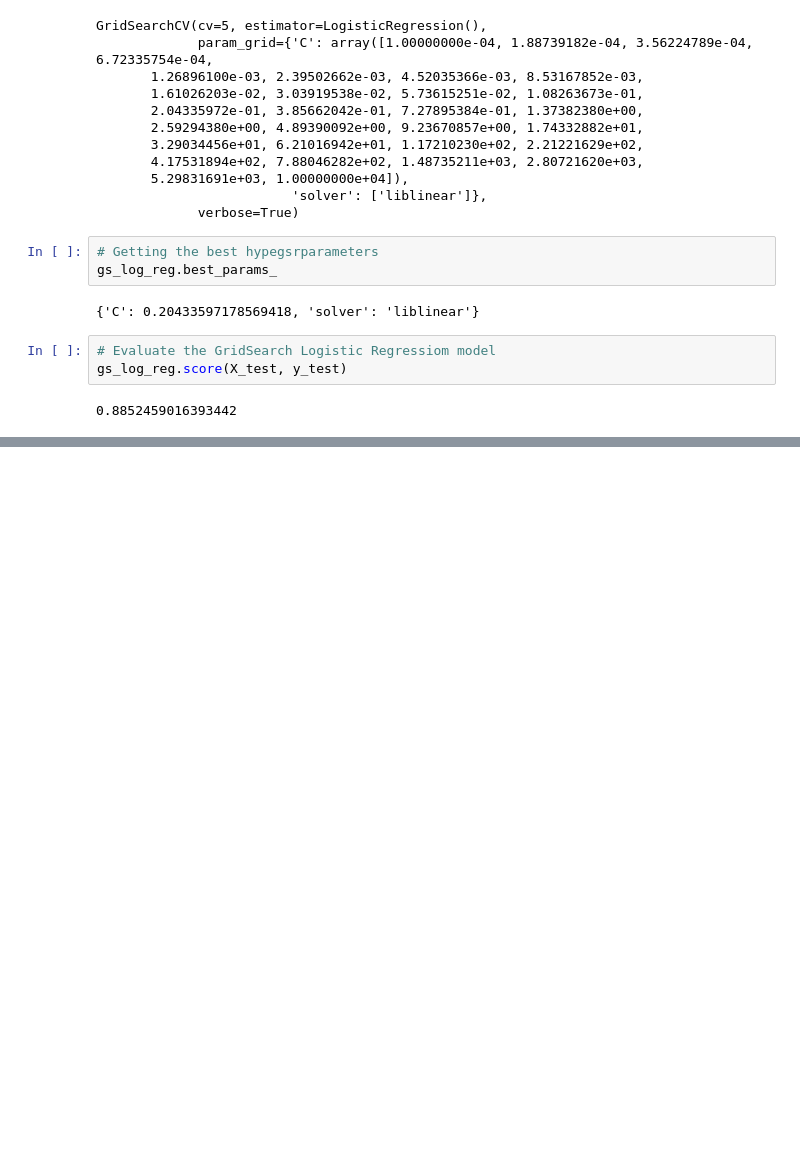
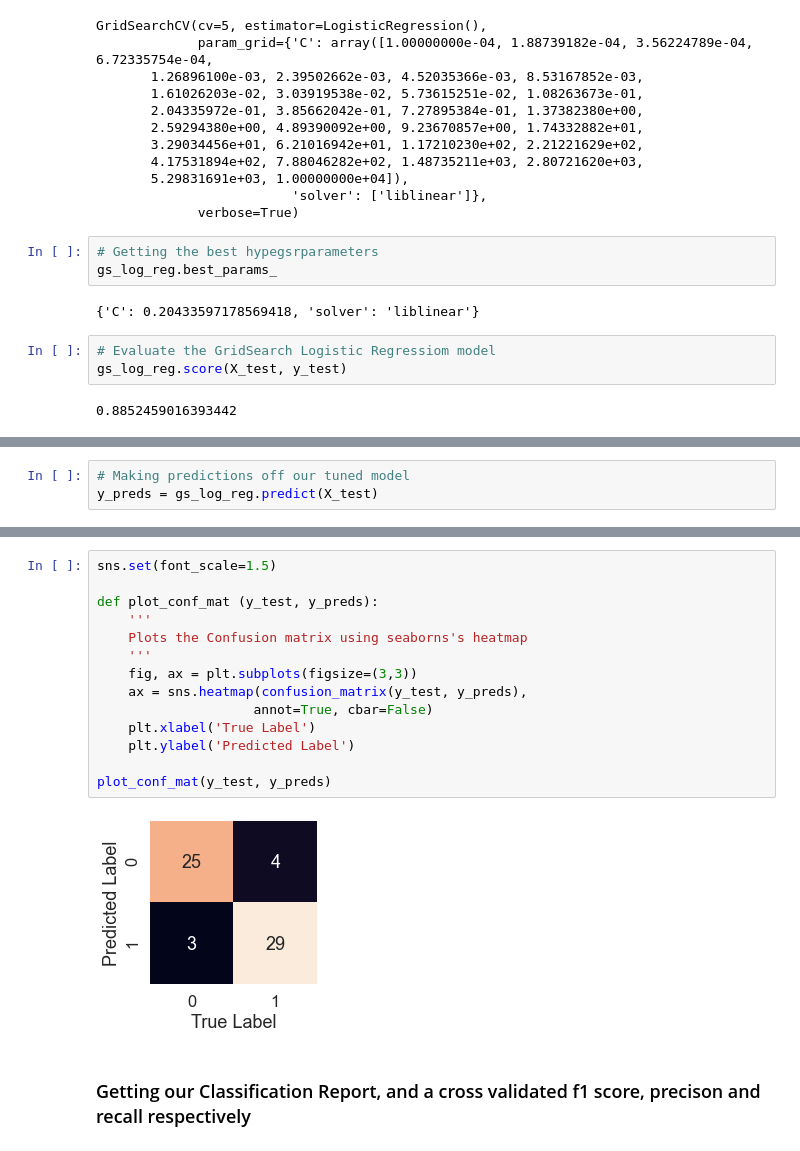
Before and after one commit to EMekanik/Heart-Disease-Classification, a Jupyter notebook: Heart-Disease-Classification.ipynb, the cells around one changed output, grey strips where cells are left out. Saved outputs shown, nothing was run; the diff lists cells and outputs as text; blank space fills up the shorter version.

```diff
--- a/Heart-Disease-Classification.ipynb
+++ b/Heart-Disease-Classification.ipynb
@@ -677,0 +702,3 @@ gs_log_reg.score(X_test, y_test)
+# %%
+# Making predictions off our tuned model
+y_preds = gs_log_reg.predict(X_test)
@@ -677,0 +725,18 @@ gs_log_reg.score(X_test, y_test)
+# %%
+sns.set(font_scale=1.5)
+
+def plot_conf_mat (y_test, y_preds):
+    '''
+    Plots the Confusion matrix using seaborns's heatmap
+    '''
+    fig, ax = plt.subplots(figsize=(3,3))
+    ax = sns.heatmap(confusion_matrix(y_test, y_preds),
+                    annot=True, cbar=False)
+    plt.xlabel('True Label')
+    plt.ylabel('Predicted Label')
+
+plot_conf_mat(y_test, y_preds)
+# %% [output]
+[figure, added]
+# %% [markdown]
+### Getting our Classification Report, and a cross validated f1 score, precison and recall respectively
```
Also changed, not shown: parts of 26 cells of this notebook.
